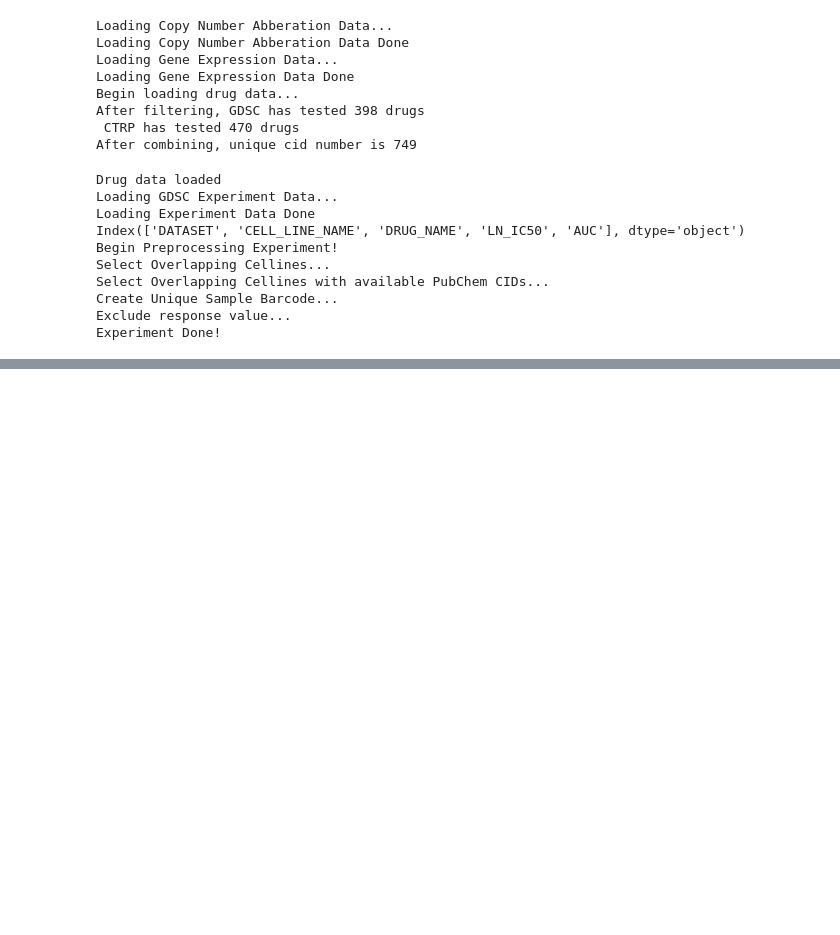
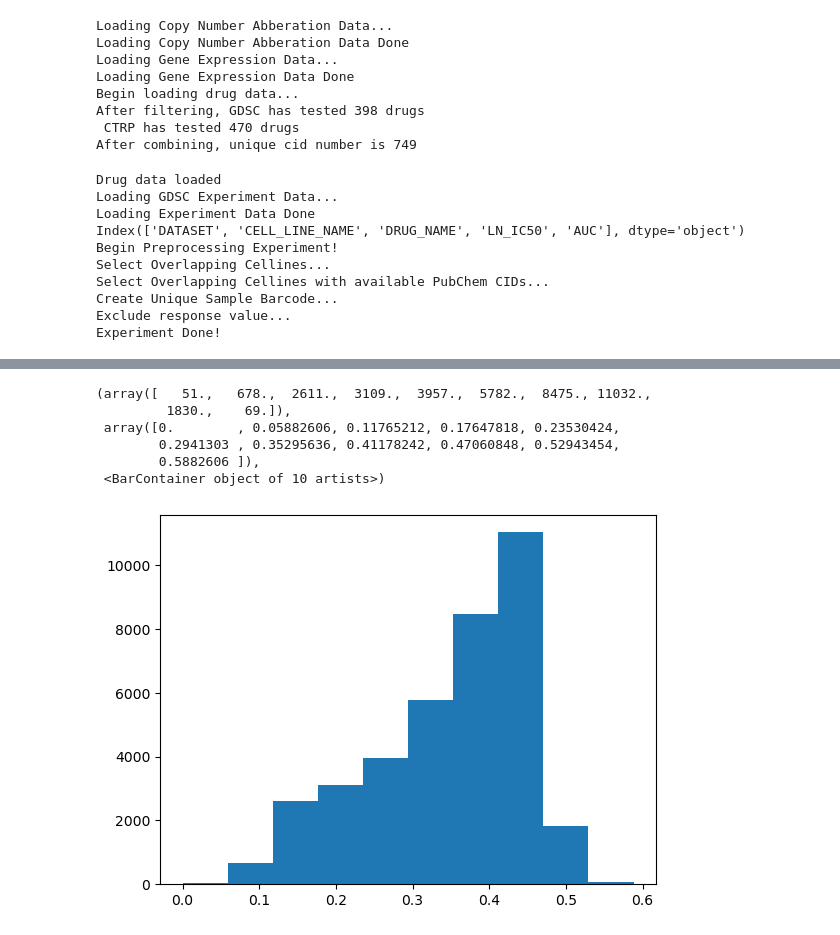
Before and after one commit to mglnbk/MGNet, a Jupyter notebook: data_handler.ipynb, the cells around one changed output, grey strips where cells are left out. Drawn from its saved outputs; the diff is of its cells as text; code cells hidden in the pictures; blank space fills up the shorter version.

```diff
--- a/data_handler.ipynb
+++ b/data_handler.ipynb
@@ -637,0 +649,2 @@ ds.processed_experiment[ds.processed_experiment['AUC']<0.7].__len__() / len(ds.p
+# %%
+dat = ds.processed_experiment
@@ -637,0 +661,10 @@ ds.processed_experiment[ds.processed_experiment['AUC']<0.7].__len__() / len(ds.p
+# %%
+plt.hist(dat[dat['AUC']<0.8]['LN_IC50'])
+# %% [output]
+(array([   51.,   678.,  2611.,  3109.,  3957.,  5782.,  8475., 11032.,
+         1830.,    69.]),
+ array([0.        , 0.05882606, 0.11765212, 0.17647818, 0.23530424,
+        0.2941303 , 0.35295636, 0.41178242, 0.47060848, 0.52943454,
+        0.5882606 ]),
+ <BarContainer object of 10 artists>)
+[figure, added]
```
Also changed, not shown: parts of 8 cells of this notebook, 6 other files.
